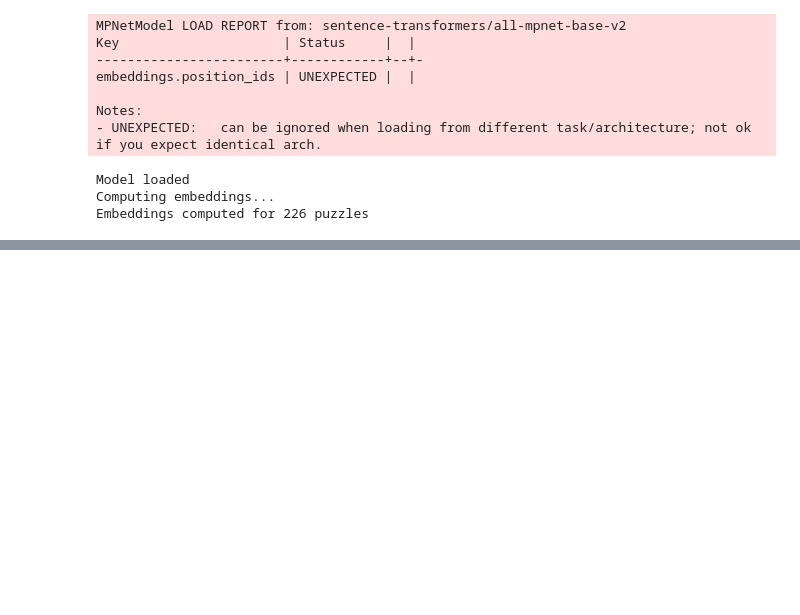
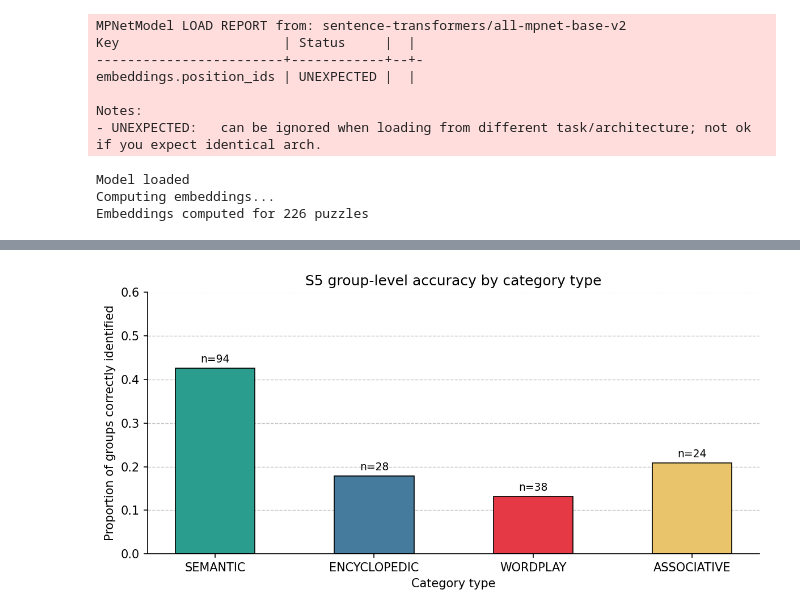
Before and after one commit to benburda/nyt-connections-thesis, a Jupyter notebook: notebooks/03_solver.ipynb, the cells around one changed output, grey strips where cells are left out. Saved outputs shown, nothing was run; the diff lists cells and outputs as text; code cells hidden in the pictures; blank space fills up the shorter version.

```diff
--- a/notebooks/03_solver.ipynb
+++ b/notebooks/03_solver.ipynb
@@ -883,0 +796,31 @@ plt.show()
+# %%
+# ── Figure: S5 accuracy by category ──────────────────────────────────
+cat_colors = ["#2A9D8F", "#457B9D", "#E63946", "#E9C46A"]
+
+values_s5 = [acc_s5[cat] for cat in CATEGORIES]
+counts = [len([1 for item in test_precomputed
+               for g in item["puzzle"]["groups"]
+               if cat_lookup.get((item["puzzle"]["puzzle_id"], g["level"]), "ASSOCIATIVE") == cat])
+          for cat in CATEGORIES]
+
+fig, ax = plt.subplots(figsize=(8, 4))
+bars = ax.bar(CATEGORIES, values_s5, color=cat_colors,
+              edgecolor="black", linewidth=0.8, width=0.5)
+
+for bar, count, val in zip(bars, counts, values_s5):
+    ax.text(bar.get_x() + bar.get_width()/2, bar.get_height() + 0.008,
+            f"n={count}", ha="center", va="bottom", fontsize=9, color="black")
+
+
+ax.set_title("S5 group-level accuracy by category type", fontsize=12)
+ax.set_xlabel("Category type")
+ax.set_ylabel("Proportion of groups correctly identified")
+ax.set_ylim(0, 0.6)
+ax.yaxis.grid(True, linestyle="--", linewidth=0.7, alpha=0.7)
+ax.set_axisbelow(True)
+
+plt.tight_layout()
+plt.savefig("../results/fig_s5_by_category.png", dpi=150, bbox_inches="tight")
+plt.show()
+# %% [output]
+[figure, added]
```
Also changed, not shown: parts of 45 cells of this notebook, 1 other file.
